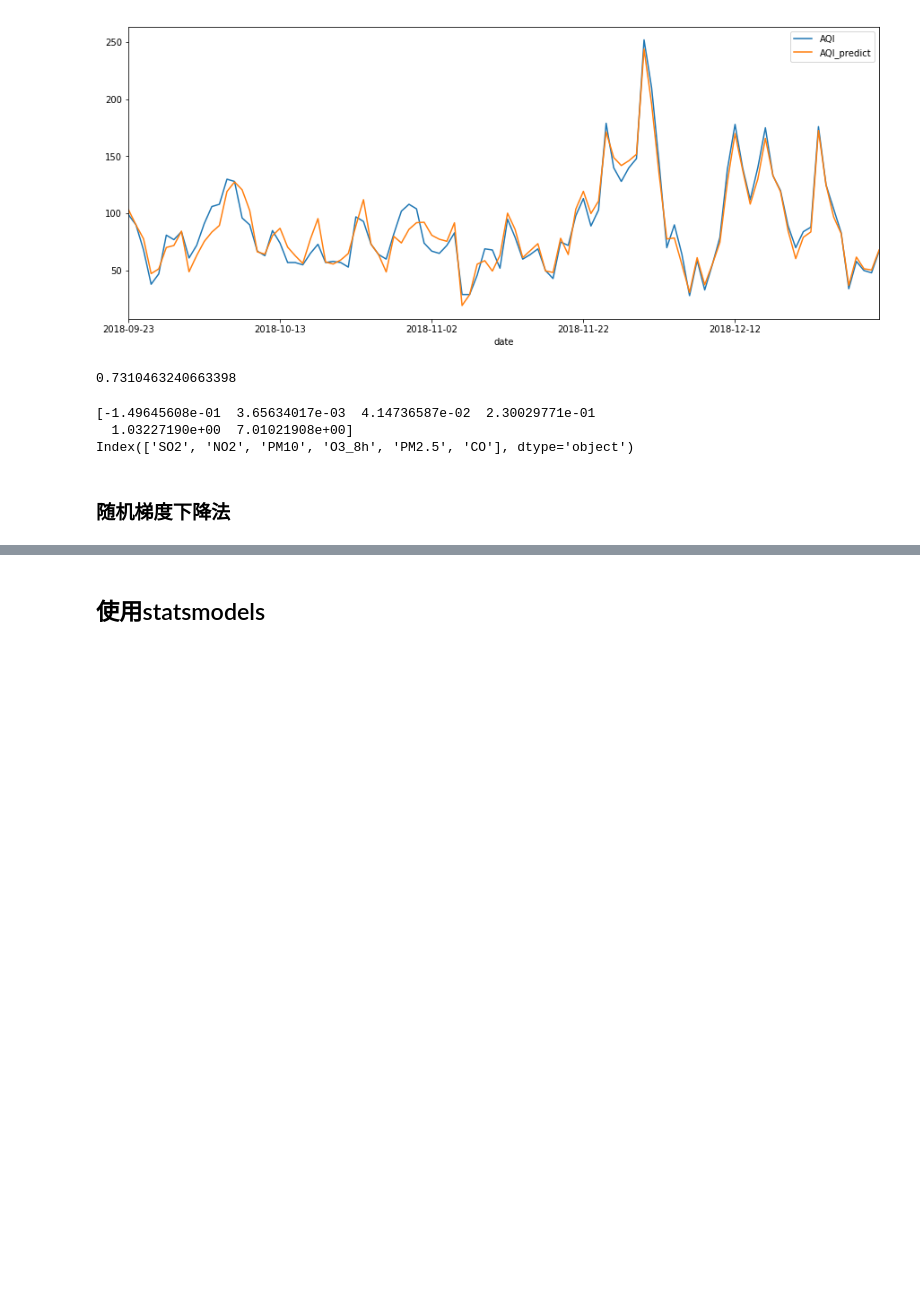
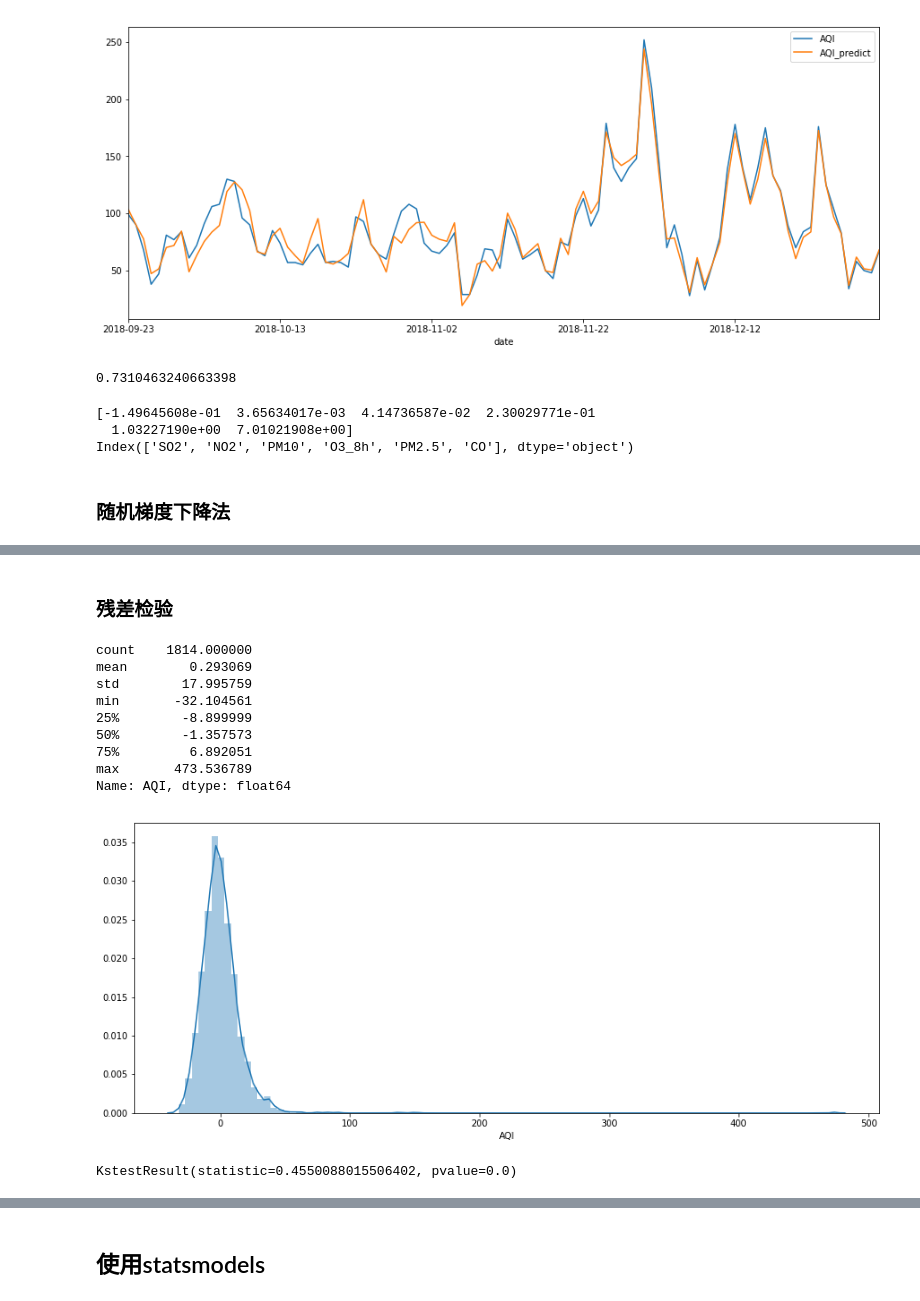
Before and after one commit to aimar112982/AQIstudy-1, a Jupyter notebook: AQI_analysis/LinRegforAQI.ipynb, the cells around one changed output, grey strips where cells are left out. Saved outputs shown, nothing was run; the diff lists cells and outputs as text; code cells hidden in the pictures; blank space fills up the shorter version.

```diff
--- a/AQI_analysis/LinRegforAQI.ipynb
+++ b/AQI_analysis/LinRegforAQI.ipynb
@@ -228,0 +229,34 @@ sgd_reg.score(X_test_sca, y_test)
+# %% [markdown]
+### 残差检验
+# %%
+import seaborn as sns
+
+y_hat = lin_reg.predict(X)
+e = y - y_hat
+print(e.describe())
+
+plt.figure(figsize=(15,6))
+# e.hist(bins=100, density=True)
+# sns.kdeplot(e)
+sns.distplot(e, bins=100)
+plt.show()
+# %% [output]
+count    1814.000000
+mean        0.293069
+std        17.995759
+min       -32.104561
+25%        -8.899999
+50%        -1.357573
+75%         6.892051
+max       473.536789
+Name: AQI, dtype: float64
+[figure, added]
+# %%
+from scipy.stats import kstest, shapiro, normaltest, anderson
+
+kstest(e, cdf='norm', alternative='two_sided')
+# shapiro(e)
+# normaltest(e, axis=0)
+# anderson(e, dist ='norm')
+# %% [output]
+KstestResult(statistic=0.4550088015506402, pvalue=0.0)
```
Also changed, not shown: parts of 3 cells of this notebook, 2 other files.
